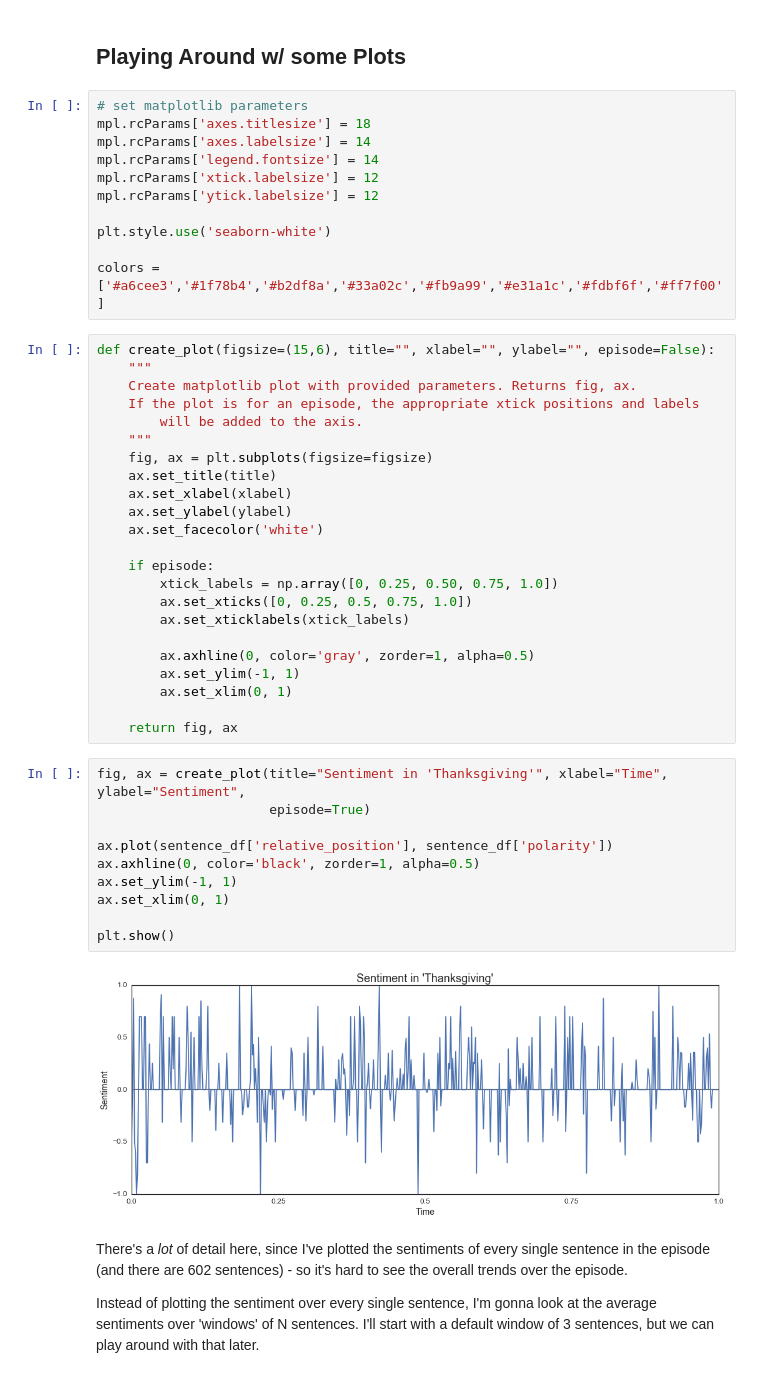
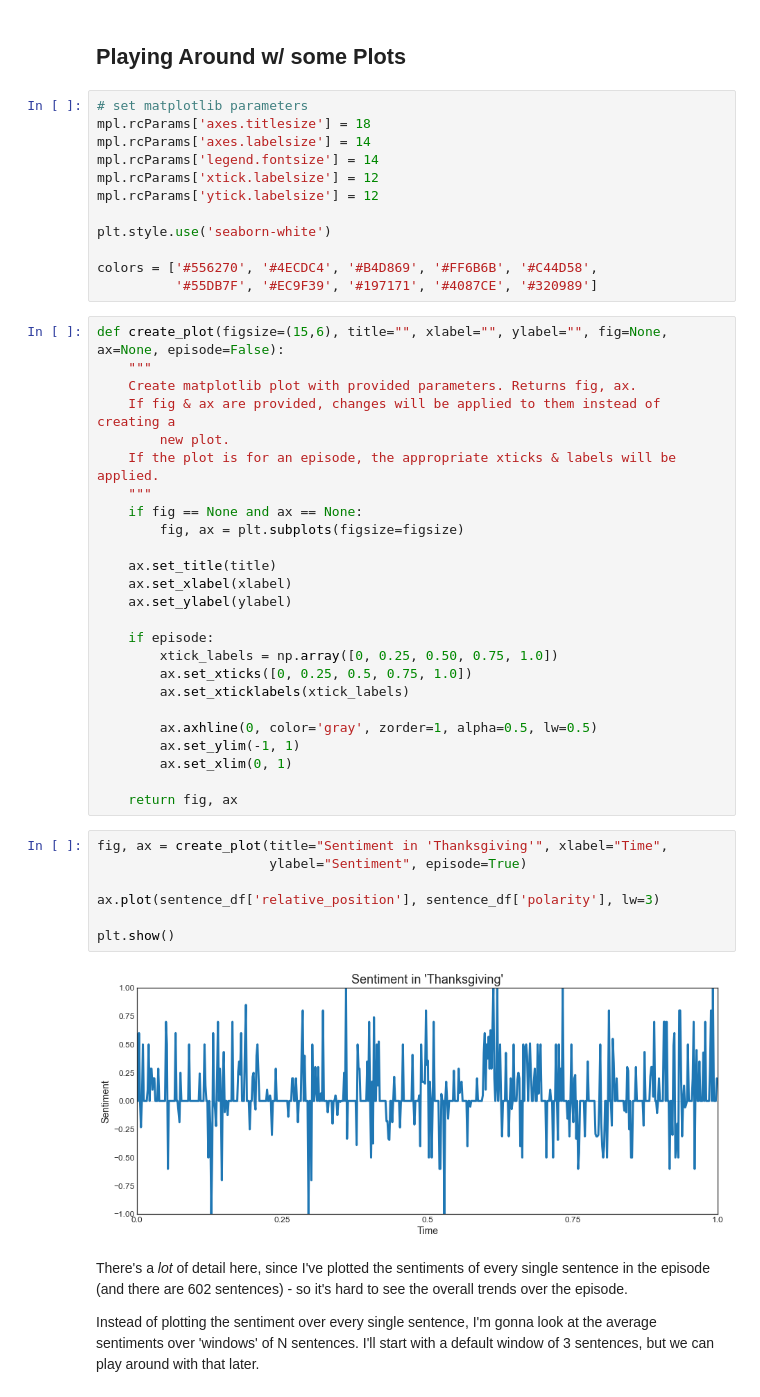
Before and after one commit to ashleyshine/feels, a Jupyter notebook: feels.ipynb, the cells around one changed output. Saved outputs shown, nothing was run; the diff lists cells and outputs as text.

```diff
--- a/feels.ipynb
+++ b/feels.ipynb
@@ -122,42 +120,42 @@ mpl.rcParams['ytick.labelsize'] = 12
 
 plt.style.use('seaborn-white')
 
-colors = ['#a6cee3','#1f78b4','#b2df8a','#33a02c','#fb9a99','#e31a1c','#fdbf6f','#ff7f00']
+colors = ['#556270', '#4ECDC4', '#B4D869', '#FF6B6B', '#C44D58',
+          '#55DB7F', '#EC9F39', '#197171', '#4087CE', '#320989']
 # %%
-def create_plot(figsize=(15,6), title="", xlabel="", ylabel="", episode=False):
+def create_plot(figsize=(15,6), title="", xlabel="", ylabel="", fig=None, ax=None, episode=False):
     """
     Create matplotlib plot with provided parameters. Returns fig, ax.
-    If the plot is for an episode, the appropriate xtick positions and labels
-        will be added to the axis.
+    If fig & ax are provided, changes will be applied to them instead of creating a
+        new plot.
+    If the plot is for an episode, the appropriate xticks & labels will be applied.
     """
-    fig, ax = plt.subplots(figsize=figsize)
+    if fig == None and ax == None:
+        fig, ax = plt.subplots(figsize=figsize)
+
     ax.set_title(title)
     ax.set_xlabel(xlabel)
     ax.set_ylabel(ylabel)
-    ax.set_facecolor('white')
 
     if episode:
         xtick_labels = np.array([0, 0.25, 0.50, 0.75, 1.0])
         ax.set_xticks([0, 0.25, 0.5, 0.75, 1.0])
         ax.set_xticklabels(xtick_labels)
 
-        ax.axhline(0, color='gray', zorder=1, alpha=0.5)
+        ax.axhline(0, color='gray', zorder=1, alpha=0.5, lw=0.5)
         ax.set_ylim(-1, 1)
         ax.set_xlim(0, 1)
 
     return fig, ax
 # %%
-fig, ax = create_plot(title="Sentiment in 'Thanksgiving'", xlabel="Time", ylabel="Sentiment",
-                      episode=True)
+fig, ax = create_plot(title="Sentiment in 'Thanksgiving'", xlabel="Time",
+                      ylabel="Sentiment", episode=True)
 
-ax.plot(sentence_df['relative_position'], sentence_df['polarity'])
-ax.axhline(0, color='black', zorder=1, alpha=0.5)
-ax.set_ylim(-1, 1)
-ax.set_xlim(0, 1)
+ax.plot(sentence_df['relative_position'], sentence_df['polarity'], lw=3)
 
 plt.show()
 # %% [output]
-[figure, old version]
+[figure, new version]
 # %% [markdown]
 There's a *lot* of detail here, since I've plotted the sentiments of every single sentence in the episode (and there are 602 sentences) - so it's hard to see the overall trends over the episode.
 
```
Also changed, not shown: parts of 13 cells of this notebook.
